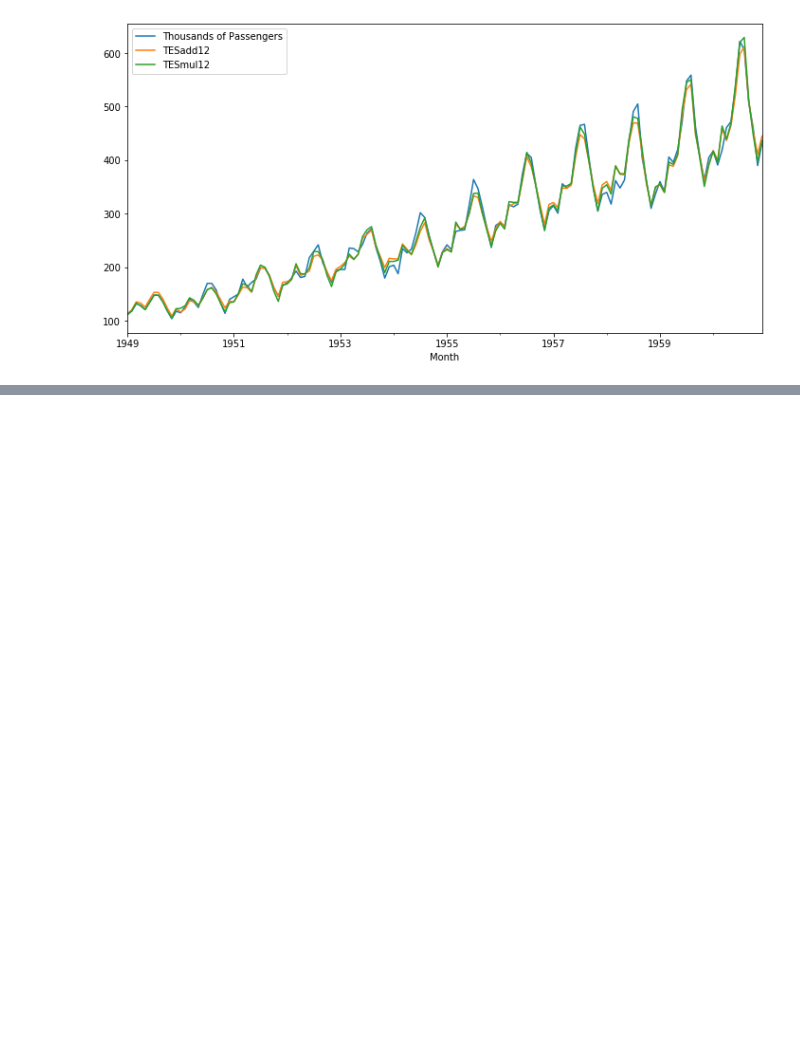
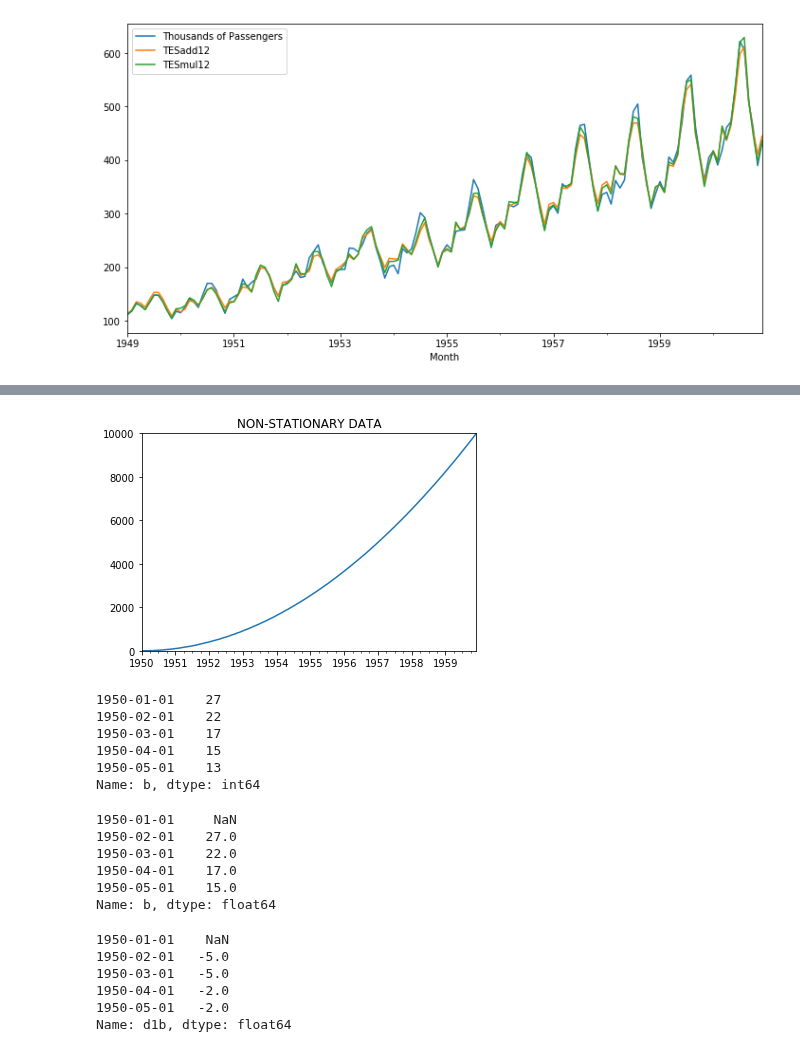
Before and after one commit to ywchiu/taipeifubon, a Jupyter notebook: Demo20200428.ipynb, the cells around one changed output, grey strips where cells are left out. Saved outputs shown, nothing was run; the diff lists cells and outputs as text; code cells hidden in the pictures; blank space fills up the shorter version.

```diff
--- a/Demo20200428.ipynb
+++ b/Demo20200428.ipynb
@@ -176,0 +268,32 @@ df[['Thousands of Passengers','TESadd12','TESmul12']].plot(figsize=(12,6)).autos
+# %%
+df2['c'].plot(ylim=[0,10000],title="NON-STATIONARY DATA").autoscale(axis='x',tight=True);
+# %% [output]
+[figure, added]
+# %%
+df2['b'].head()
+# %% [output]
+1950-01-01    27
+1950-02-01    22
+1950-03-01    17
+1950-04-01    15
+1950-05-01    13
+Name: b, dtype: int64
+# %%
+df2['b'].shift(1).head()
+# %% [output]
+1950-01-01     NaN
+1950-02-01    27.0
+1950-03-01    22.0
+1950-04-01    17.0
+1950-05-01    15.0
+Name: b, dtype: float64
+# %%
+df2['d1b'] = df2['b'] - df2['b'].shift(1)
+df2['d1b'].head()
+# %% [output]
+1950-01-01    NaN
+1950-02-01   -5.0
+1950-03-01   -5.0
+1950-04-01   -2.0
+1950-05-01   -2.0
+Name: d1b, dtype: float64
```
Also changed, not shown: parts of 34 cells of this notebook.
